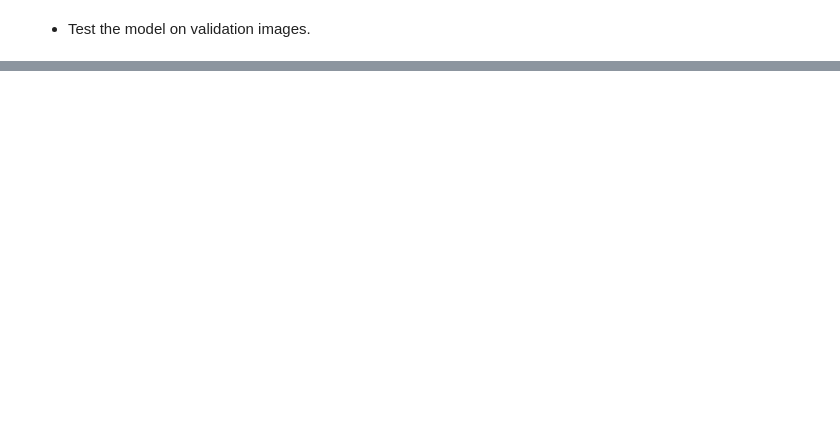
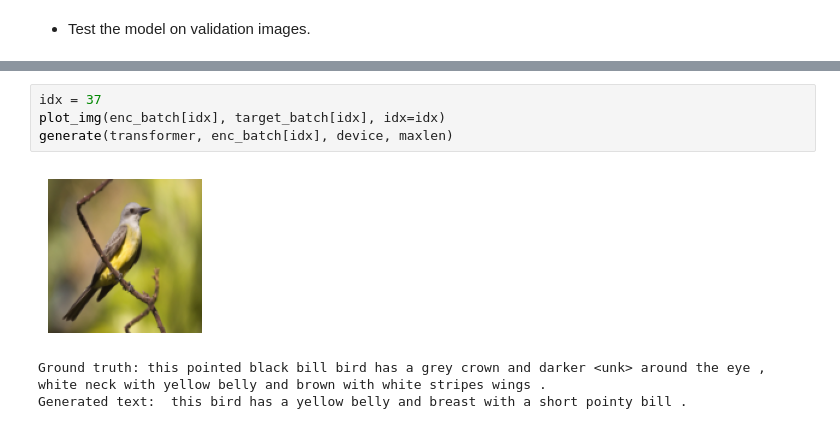
Before and after one commit to milmor/NLP, a Jupyter notebook: Notebooks/20_Transformer_img_captioning.ipynb, the cells around one changed output, grey strips where cells are left out. Cells and saved outputs as stored; diff of their text form; blank space fills up the shorter version.

```diff
--- a/Notebooks/20_Transformer_img_captioning.ipynb
+++ b/Notebooks/20_Transformer_img_captioning.ipynb
@@ -531,0 +537,8 @@ Generated text:  this bird has a black crown , black primaries , and a black bel
+# %%
+idx = 37
+plot_img(enc_batch[idx], target_batch[idx], idx=idx)
+generate(transformer, enc_batch[idx], device, maxlen)
+# %% [output]
+[figure, added]
+Ground truth: this pointed black bill bird has a grey crown and darker <unk> around the eye , white neck with yellow belly and brown with white stripes wings .
+Generated text:  this bird has a yellow belly and breast with a short pointy bill .
```
Also changed, not shown: parts of 19 cells of this notebook.
